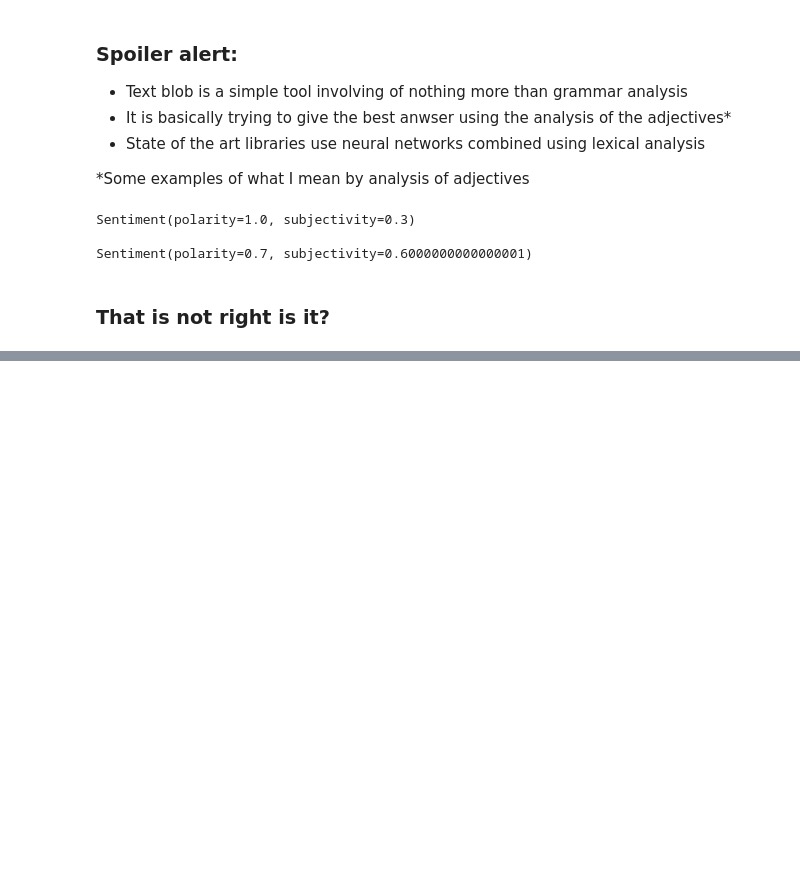
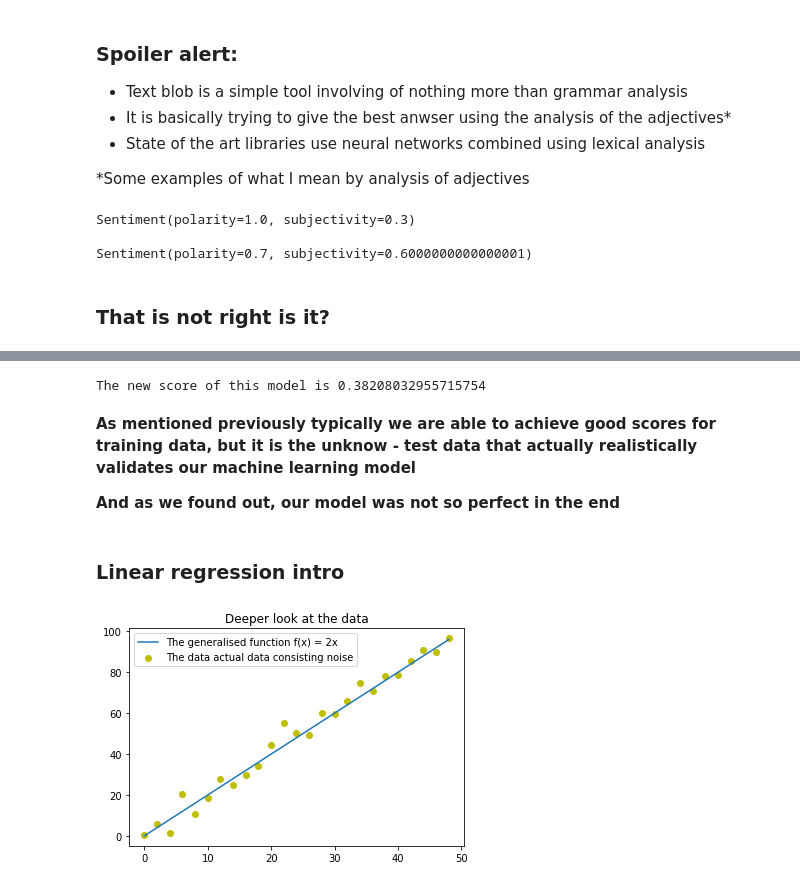
Before and after one commit to KantiCodes/DevFest_Workshop, a Jupyter notebook: ML_Debugging.ipynb, the cells around one changed output, grey strips where cells are left out. Cells and saved outputs as stored; diff of their text form; code cells hidden in the pictures; blank space fills up the shorter version.

Commit message:
Added bunch of stuff about train set / test_set

```diff
--- a/ML_Debugging.ipynb
+++ b/ML_Debugging.ipynb
@@ -192,0 +244,34 @@ Source: Sagar Sharma / Towards Data Science
+# %%
+new_people_weight=np.array([65,80,84,92]).reshape(-1,1)
+new_people_height=np.array([163,179,183,180]).reshape(-1,1)
+print(f'The new score of this model is {model.score(new_people_weight,new_people_height)}')
+# %% [output]
+The new score of this model is 0.38208032955715754
+# %% [markdown]
+**As mentioned previously typically we are able to achieve good scores for training data, but it is the unknow - test data that actually realistically validates our machine learning model**
+
+**And as we found out, our model was not so perfect in the end**
+# %% [markdown]
+### Linear regression intro
+# %%
+from sklearn.linear_model import LinearRegression  # import logistic regression
+from sklearn.metrics import mean_squared_error  # tool for calculating the error
+from sklearn.model_selection import train_test_split
+import math
+
+
+
+np.random.seed(2)
+
+X = np.arange(0,10*5, 2)
+y_generic = 2.*X
+y = y_generic + np.random.normal(2, 4, len(y_generic))  # real life scenario data
+X = X.reshape(-1,1)
+
+plt.plot(X,y_generic, label='The generalised function f(x) = 2x')
+plt.scatter(X,y, label ='The data actual data consisting noise' , c ='y')
+plt.title('Deeper look at the data')
+plt.legend()
+plt.show()
+# %% [output]
+[figure, added]
```
Also changed, not shown: parts of 32 cells of this notebook.
